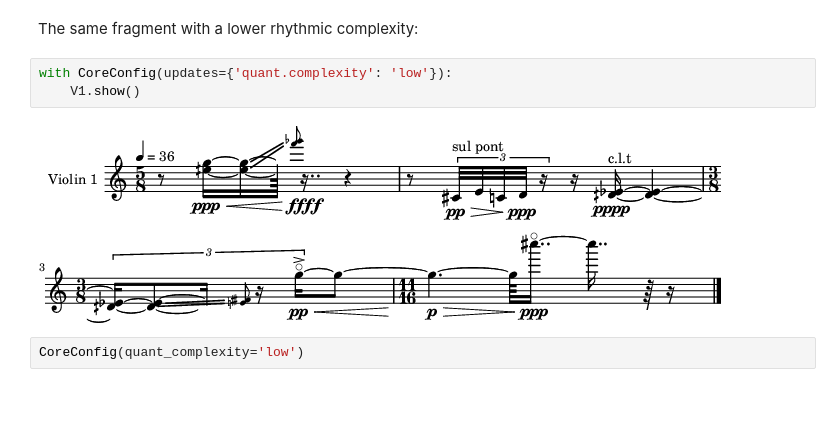
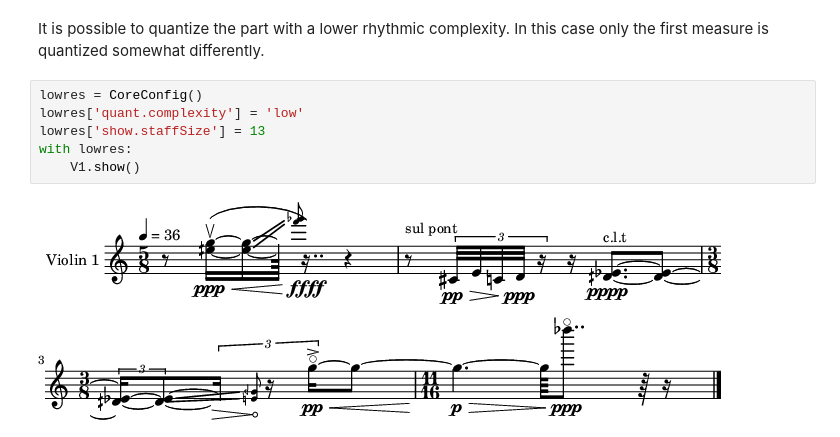
Before and after one commit to gesellkammer/maelzel, a Jupyter notebook: notebooks/demo-complex-rhythms.ipynb, the cells around one changed output. Saved outputs shown, nothing was run; the diff lists cells and outputs as text; blank space fills up the shorter version.

```diff
--- a/notebooks/demo-complex-rhythms.ipynb
+++ b/notebooks/demo-complex-rhythms.ipynb
@@ -99,9 +99,10 @@ Voice([Rest:0.375♩, Rest:0.15♩, ‹5F- 5G 0.225♩›, ‹5F- 5G 0.317♩ gl
 # %% [markdown]
-The same fragment with a lower rhythmic complexity:
+It is possible to quantize the part with a lower rhythmic complexity. In this case only the first measure is quantized somewhat differently.
 # %%
-with CoreConfig(updates={'quant.complexity': 'low'}):
+lowres = CoreConfig()
+lowres['quant.complexity'] = 'low'
+lowres['show.staffSize'] = 13
+with lowres:
     V1.show()
 # %% [output]
-[figure, old version]
+[figure, new version]
-# %%
-CoreConfig(quant_complexity='low')
```
Also changed, not shown: parts of 10 cells of this notebook, 19 other files.
